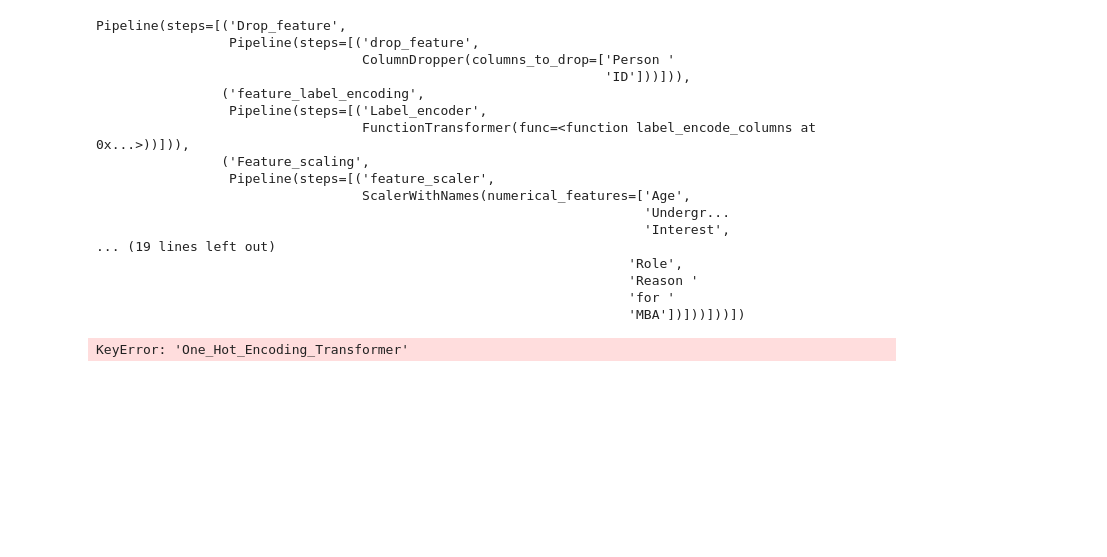
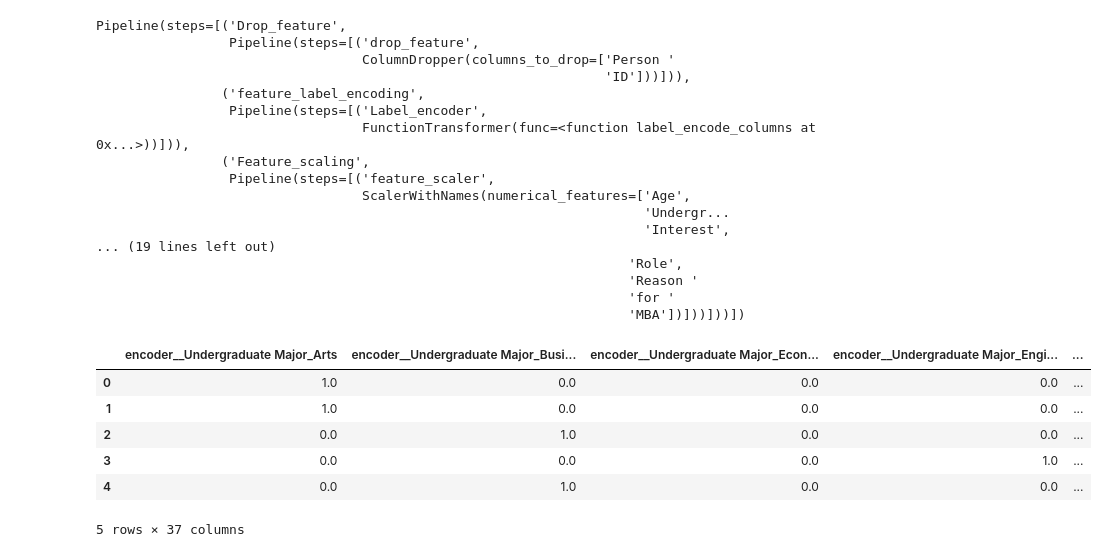
Before and after one commit to Malinda1/prediction-of-MBA, a Jupyter notebook: Feature_engineering.ipynb, the cells around one changed output. Drawn from its saved outputs; the diff is of its cells as text; code cells hidden in the pictures; blank space fills up the shorter version.

```diff
--- a/Feature_engineering.ipynb
+++ b/Feature_engineering.ipynb
@@ -195,12 +195,18 @@ Pipeline(steps=[('Drop_feature',
 # %%
 # Get the column names after the transformation
 
 Final_result = feature_engineering_pipeline.fit_transform(data_v2)
 
-feature_names_out = feature_engineering_pipeline.named_steps['Feature_onhot_encoding'].named_steps['One_Hot_Encoding_Transformer'].get_feature_names_out()
+feature_names_out = feature_engineering_pipeline.named_steps['Feature_onhot_encoding'].named_steps['One_hot_encoder'].get_feature_names_out()
 
 Feature_engineered_data = pd.DataFrame(Final_result, columns = feature_names_out)
 
 Feature_engineered_data.head()
 # %% [output]
+|  | encoder__Undergraduate Major_Arts | encoder__Undergraduate Major_Busi... | encoder__Undergraduate Major_Econ... | encoder__Undergraduate Major_Engi... | ... |
+| 0 | 1.0 | 0.0 | 0.0 | 0.0 | ... |
+| 1 | 1.0 | 0.0 | 0.0 | 0.0 | ... |
+| 2 | 0.0 | 1.0 | 0.0 | 0.0 | ... |
+| 3 | 0.0 | 0.0 | 0.0 | 1.0 | ... |
+| 4 | 0.0 | 1.0 | 0.0 | 0.0 | ... |
-KeyError: 'One_Hot_Encoding_Transformer'
+5 rows × 37 columns
```
